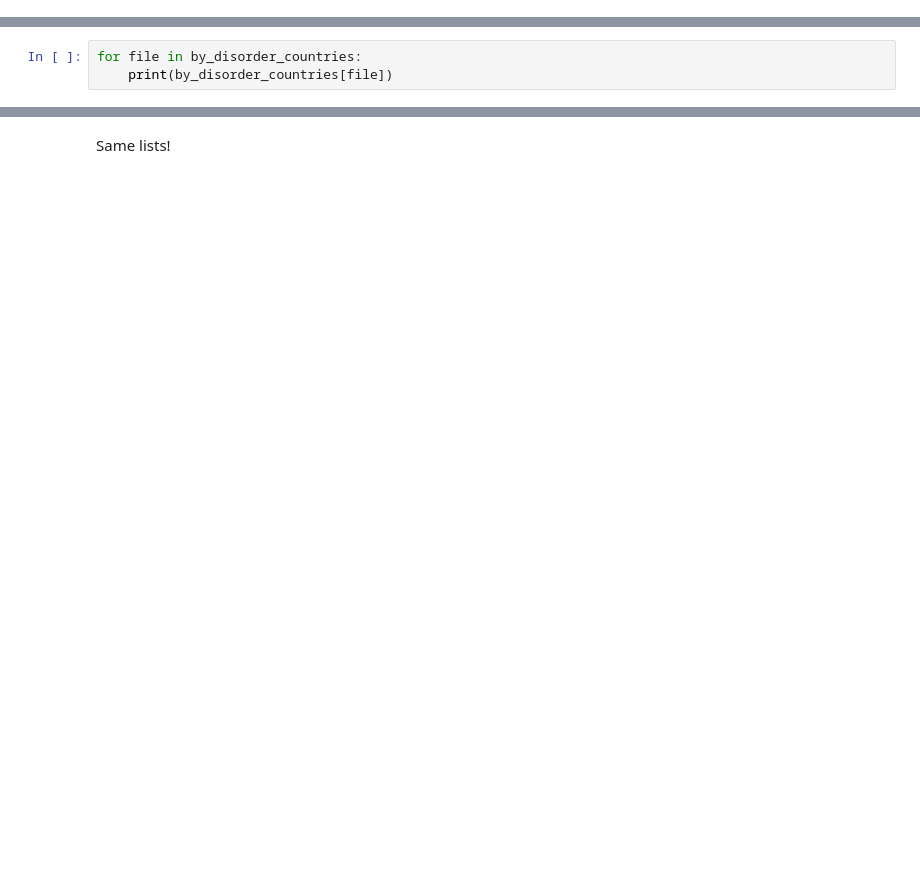
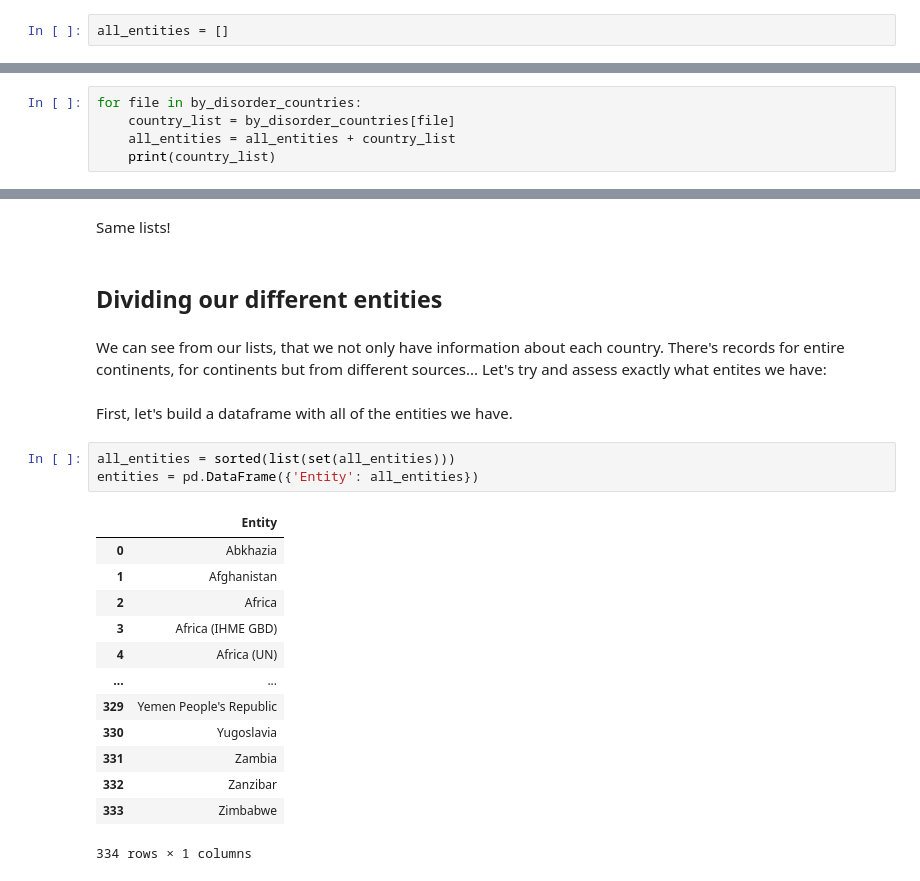
Before and after one commit to emmajslz/mental-health-db, a Jupyter notebook: file-comparison.ipynb, the cells around one changed output, grey strips where cells are left out. Drawn from its saved outputs; the diff is of its cells as text; blank space fills up the shorter version.

```diff
--- a/file-comparison.ipynb
+++ b/file-comparison.ipynb
@@ -23,11 +26,15 @@ for i in range (len(file_categorization)):
             not_disorder_specific_countries[filename] = sorted(list(set(list(df['Entity']))))
         elif category == "survey":
             survey_countries[filename] = sorted(list(set(list(df['Entity']))))
+# %%
+all_entities = []
 # %% [markdown]
 ### Checking for cohesive country list in the category `by-disorder`
 # %%
 for file in by_disorder_countries:
-    print(by_disorder_countries[file])
+    country_list = by_disorder_countries[file]
+    all_entities = all_entities + country_list
+    print(country_list)
 # %% [output]
 ['Afghanistan', 'African Region (WHO)', 'Albania', 'Algeria', 'American Samoa', 'Andorra', 'Angola', 'Antigua and Barbuda', 'Argentina', 'Armenia', 'Australia', 'Austria', 'Azerbaijan', 'Bahamas', 'Ba ...
 ['Afghanistan', 'Africa (IHME GBD)', 'Albania', 'Algeria', 'America (IHME GBD)', 'American Samoa', 'Andorra', 'Angola', 'Antigua and Barbuda', 'Argentina', 'Armenia', 'Asia (IHME GBD)', 'Australia', ' ...
@@ -76,3 +87,26 @@ for file in survey_countries:
 ['Abkhazia', 'Afghanistan', 'Africa', 'Africa (IHME GBD)', 'Africa (UN)', 'Akrotiri and Dhekelia', 'Aland Islands', 'Albania', 'Algeria', 'America (IHME GBD)', 'American Samoa', 'Andorra', 'Angola', ' ...
 # %% [markdown]
 Same lists!
+# %% [markdown]
+## Dividing our different entities
+# %% [markdown]
+We can see from our lists, that we not only have information about each country. There's records for entire continents, for continents but from different sources... Let's try and assess exactly what entites we have:
+# %% [markdown]
+First, let's build a dataframe with all of the entities we have.
+# %%
+all_entities = sorted(list(set(all_entities)))
+entities = pd.DataFrame({'Entity': all_entities})
+# %% [output]
+|  | Entity |
+| 0 | Abkhazia |
+| 1 | Afghanistan |
+| 2 | Africa |
+| 3 | Africa (IHME GBD) |
+| 4 | Africa (UN) |
+| ... | ... |
+| 329 | Yemen People's Republic |
+| 330 | Yugoslavia |
+| 331 | Zambia |
+| 332 | Zanzibar |
+| 333 | Zimbabwe |
+334 rows × 1 columns
```
Also changed, not shown: parts of 8 cells of this notebook, 1 other file.
